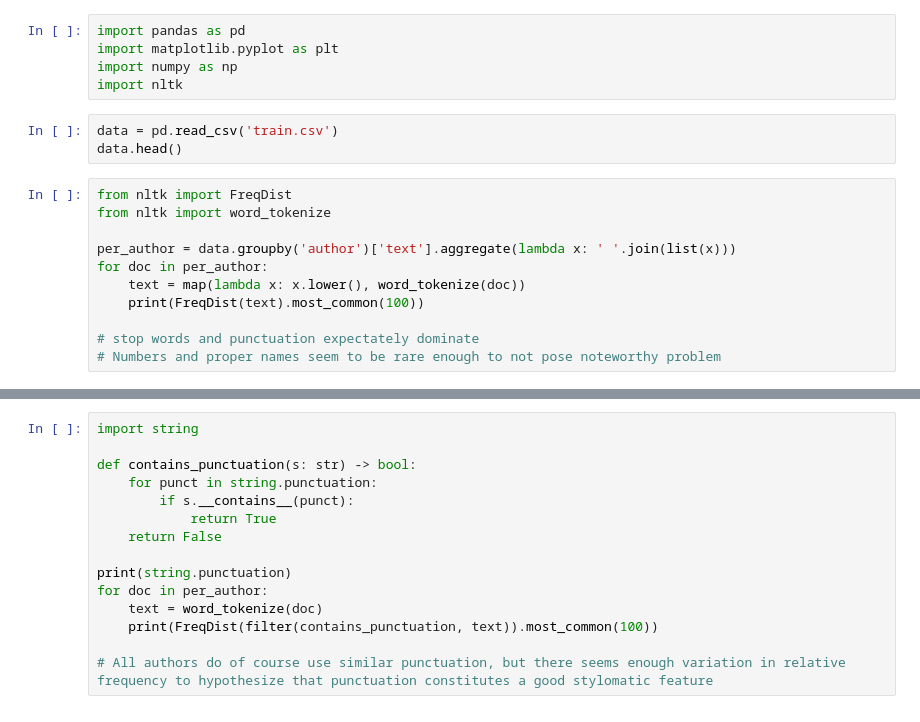
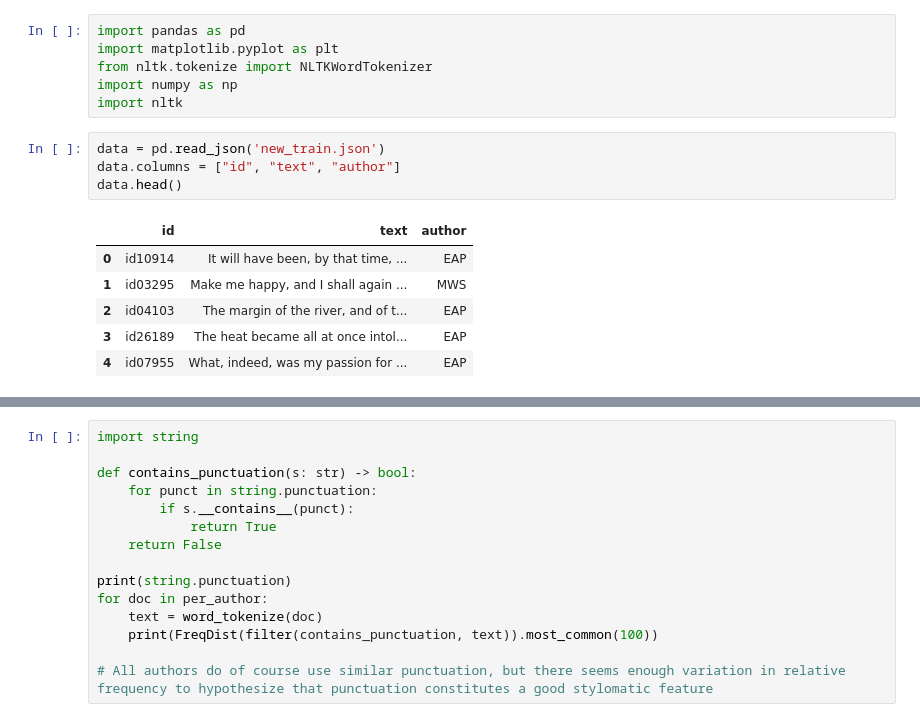
Before and after one commit to kobutri/pg_knowledge_discovery_ml, a Jupyter notebook: feature_exploration.ipynb, the cells around one changed output, grey strips where cells are left out. Saved outputs shown, nothing was run; the diff lists cells and outputs as text.

```diff
--- a/feature_exploration.ipynb
+++ b/feature_exploration.ipynb
@@ -1,19 +1,17 @@
 # %%
 import pandas as pd
 import matplotlib.pyplot as plt
+from nltk.tokenize import NLTKWordTokenizer
 import numpy as np
 import nltk
-# %%
-data = pd.read_csv('train.csv')
-data.head()
-# %%
-from nltk import FreqDist
-from nltk import word_tokenize
-
-per_author = data.groupby('author')['text'].aggregate(lambda x: ' '.join(list(x)))
-for doc in per_author:
-    text = map(lambda x: x.lower(), word_tokenize(doc))
-    print(FreqDist(text).most_common(100))
-
-# stop words and punctuation expectately dominate
-# Numbers and proper names seem to be rare enough to not pose noteworthy problem
+# %%
+data = pd.read_json('new_train.json')
+data.columns = ["id", "text", "author"]
+data.head()
+# %% [output]
+|  | id | text | author |
+| 0 | id10914 | It will have been, by that time, ... | EAP |
+| 1 | id03295 | Make me happy, and I shall again ... | MWS |
+| 2 | id04103 | The margin of the river, and of t... | EAP |
+| 3 | id26189 | The heat became all at once intol... | EAP |
+| 4 | id07955 | What, indeed, was my passion for ... | EAP |
```
Also changed, not shown: parts of 2 cells of this notebook, 22 other files.
